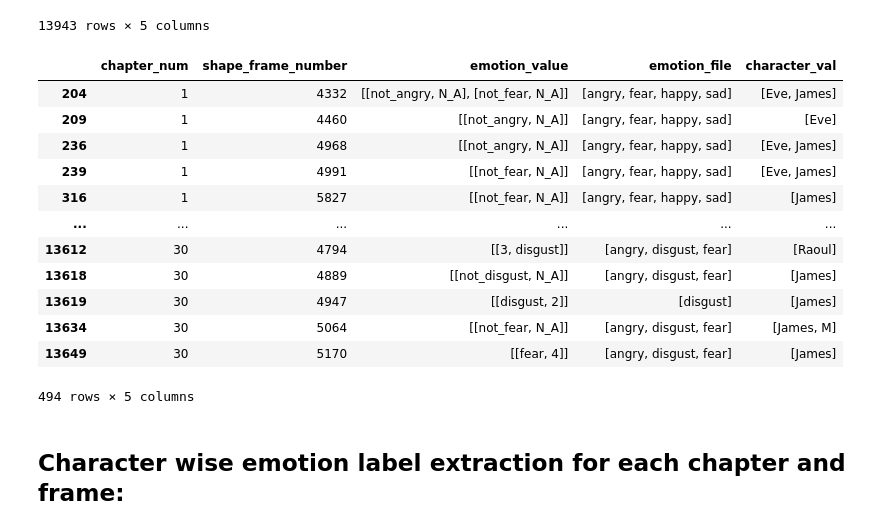
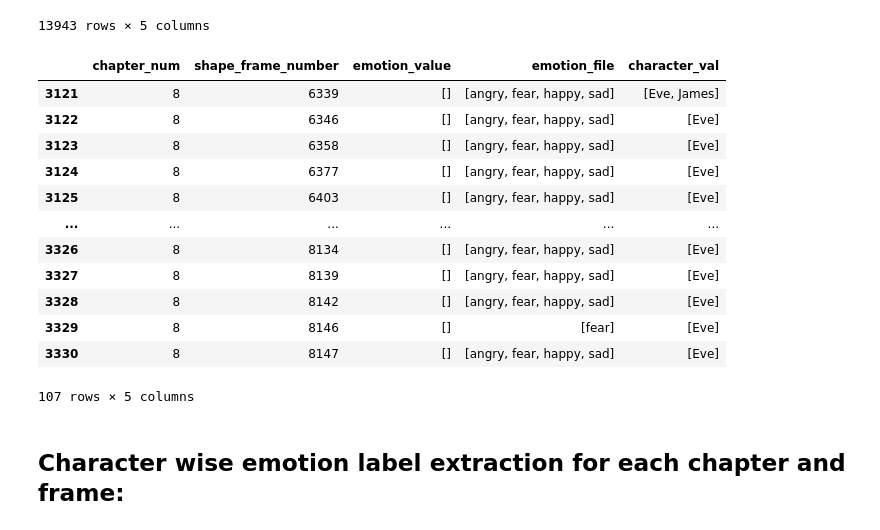
Before and after one commit to SteinwayThor/eeg-features-movies, a Jupyter notebook: EDA_and_Data_Extraction.ipynb, the cells around one changed output. Saved outputs shown, nothing was run; the diff lists cells and outputs as text; code cells hidden in the pictures.

```diff
--- a/EDA_and_Data_Extraction.ipynb
+++ b/EDA_and_Data_Extraction.ipynb
@@ -519,22 +537,23 @@ frame_level
 | 13941 | 31 | 4036 | [] | [angry, disgust, fear] | [Gareth, James] |
 | 13942 | 31 | 4150 | [] | [angry, disgust, fear] | [Gareth, James] |
 13943 rows × 5 columns
-# %%
-frame_level[frame_level.emotion_value.apply(lambda x: len(x))>0]
-# %% [output]
-|  | chapter_num | shape_frame_number | emotion_value | emotion_file | character_val |
-| 204 | 1 | 4332 | [[not_angry, N_A], [not_fear, N_A]] | [angry, fear, happy, sad] | [Eve, James] |
-| 209 | 1 | 4460 | [[not_angry, N_A]] | [angry, fear, happy, sad] | [Eve] |
-| 236 | 1 | 4968 | [[not_angry, N_A]] | [angry, fear, happy, sad] | [Eve, James] |
-| 239 | 1 | 4991 | [[not_fear, N_A]] | [angry, fear, happy, sad] | [Eve, James] |
-| 316 | 1 | 5827 | [[not_fear, N_A]] | [angry, fear, happy, sad] | [James] |
-| ... | ... | ... | ... | ... | ... |
-| 13612 | 30 | 4794 | [[3, disgust]] | [angry, disgust, fear] | [Raoul] |
-| 13618 | 30 | 4889 | [[not_disgust, N_A]] | [angry, disgust, fear] | [James] |
-| 13619 | 30 | 4947 | [[disgust, 2]] | [disgust] | [James] |
-| 13634 | 30 | 5064 | [[not_fear, N_A]] | [angry, disgust, fear] | [James, M] |
-| 13649 | 30 | 5170 | [[fear, 4]] | [angry, disgust, fear] | [James] |
-494 rows × 5 columns
+# %%
+temp_df = frame_level[frame_level.character_val.apply(lambda x: 'Eve' in x)]
+temp_df[temp_df.chapter_num.apply(lambda x: x)==8]
+# %% [output]
+|  | chapter_num | shape_frame_number | emotion_value | emotion_file | character_val |
+| 3121 | 8 | 6339 | [] | [angry, fear, happy, sad] | [Eve, James] |
+| 3122 | 8 | 6346 | [] | [angry, fear, happy, sad] | [Eve] |
+| 3123 | 8 | 6358 | [] | [angry, fear, happy, sad] | [Eve] |
+| 3124 | 8 | 6377 | [] | [angry, fear, happy, sad] | [Eve] |
+| 3125 | 8 | 6403 | [] | [angry, fear, happy, sad] | [Eve] |
+| ... | ... | ... | ... | ... | ... |
+| 3326 | 8 | 8134 | [] | [angry, fear, happy, sad] | [Eve] |
+| 3327 | 8 | 8139 | [] | [angry, fear, happy, sad] | [Eve] |
+| 3328 | 8 | 8142 | [] | [angry, fear, happy, sad] | [Eve] |
+| 3329 | 8 | 8146 | [] | [fear] | [Eve] |
+| 3330 | 8 | 8147 | [] | [angry, fear, happy, sad] | [Eve] |
+107 rows × 5 columns
 # %% [markdown]
 ## Character wise emotion label extraction for each chapter and frame:
 # %%
```
Also changed, not shown: parts of 5 cells of this notebook.
